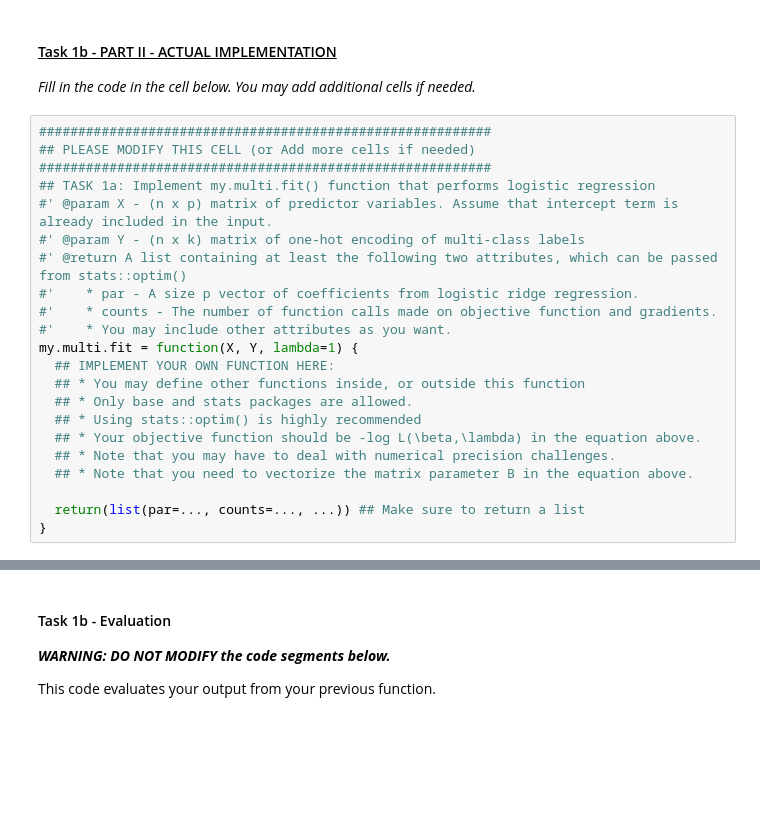
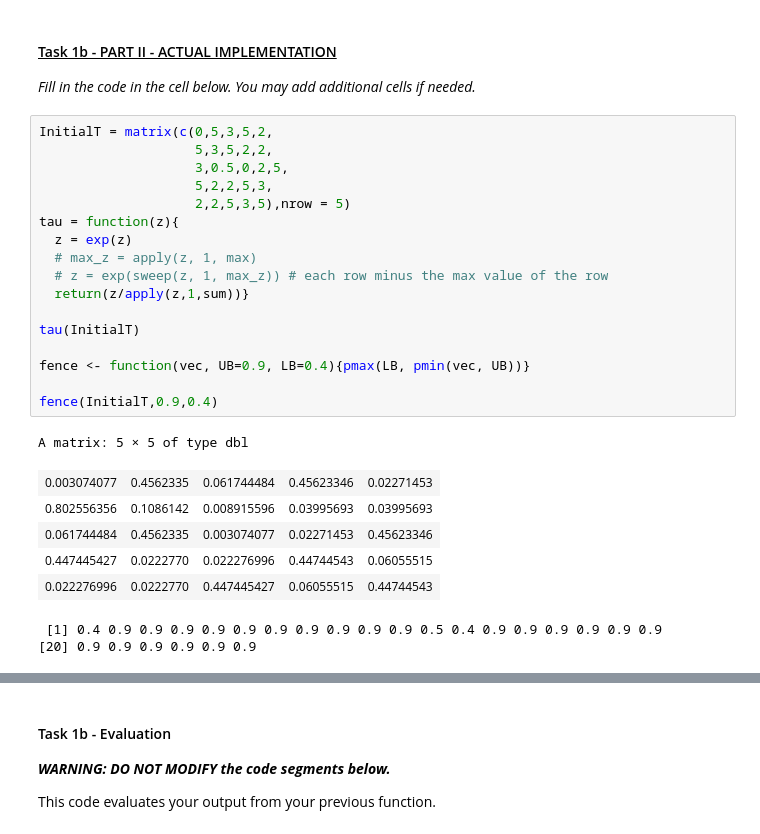
Before and after one commit to Jinzhao-Yu/BioStat615, a Jupyter notebook: Jinzhao_Yu_BIOSTAT615_Midterm_Project_Fall_2022.ipynb, the cells around one changed output, grey strips where cells are left out. Saved outputs shown, nothing was run; the diff lists cells and outputs as text; blank space fills up the shorter version.

```diff
--- a/Jinzhao_Yu_BIOSTAT615_Midterm_Project_Fall_2022.ipynb
+++ b/Jinzhao_Yu_BIOSTAT615_Midterm_Project_Fall_2022.ipynb
@@ -416,25 +426,29 @@ Taking gradient with respect to $\beta_j$:
 #### <u>Task 1b - PART II - ACTUAL IMPLEMENTATION </u>
 
 _Fill in the code in the cell below. You may add additional cells if needed._
-# %%
-##########################################################
-## PLEASE MODIFY THIS CELL (or Add more cells if needed)
-##########################################################
-## TASK 1a: Implement my.multi.fit() function that performs logistic regression
-#' @param X - (n x p) matrix of predictor variables. Assume that intercept term is already included in the input.
-#' @param Y - (n x k) matrix of one-hot encoding of multi-class labels
-#' @return A list containing at least the following two attributes, which can be passed from stats::optim()
-#'    * par - A size p vector of coefficients from logistic ridge regression.
-#'    * counts - The number of function calls made on objective function and gradients.
-#'    * You may include other attributes as you want.
-my.multi.fit = function(X, Y, lambda=1) {
-  ## IMPLEMENT YOUR OWN FUNCTION HERE:
-  ## * You may define other functions inside, or outside this function
-  ## * Only base and stats packages are allowed.
-  ## * Using stats::optim() is highly recommended
-  ## * Your objective function should be -log L(\beta,\lambda) in the equation above.
-  ## * Note that you may have to deal with numerical precision challenges.
-  ## * Note that you need to vectorize the matrix parameter B in the equation above.
-
-  return(list(par=..., counts=..., ...)) ## Make sure to return a list
-}
+# %%
+InitialT = matrix(c(0,5,3,5,2,
+                    5,3,5,2,2,
+                    3,0.5,0,2,5,
+                    5,2,2,5,3,
+                    2,2,5,3,5),nrow = 5)
+tau = function(z){
+  z = exp(z)
+  # max_z = apply(z, 1, max)
+  # z = exp(sweep(z, 1, max_z)) # each row minus the max value of the row
+  return(z/apply(z,1,sum))}
+
+tau(InitialT)
+
+fence <- function(vec, UB=0.9, LB=0.4){pmax(LB, pmin(vec, UB))}
+
+fence(InitialT,0.9,0.4)
+# %% [output]
+A matrix: 5 × 5 of type dbl
+| 0.003074077 | 0.4562335 | 0.061744484 | 0.45623346 | 0.02271453 |
+| 0.802556356 | 0.1086142 | 0.008915596 | 0.03995693 | 0.03995693 |
+| 0.061744484 | 0.4562335 | 0.003074077 | 0.02271453 | 0.45623346 |
+| 0.447445427 | 0.0222770 | 0.022276996 | 0.44744543 | 0.06055515 |
+| 0.022276996 | 0.0222770 | 0.447445427 | 0.06055515 | 0.44744543 |
+ [1] 0.4 0.9 0.9 0.9 0.9 0.9 0.9 0.9 0.9 0.9 0.9 0.5 0.4 0.9 0.9 0.9 0.9 0.9 0.9
+[20] 0.9 0.9 0.9 0.9 0.9 0.9
```
Also changed, not shown: parts of 4 cells of this notebook.
